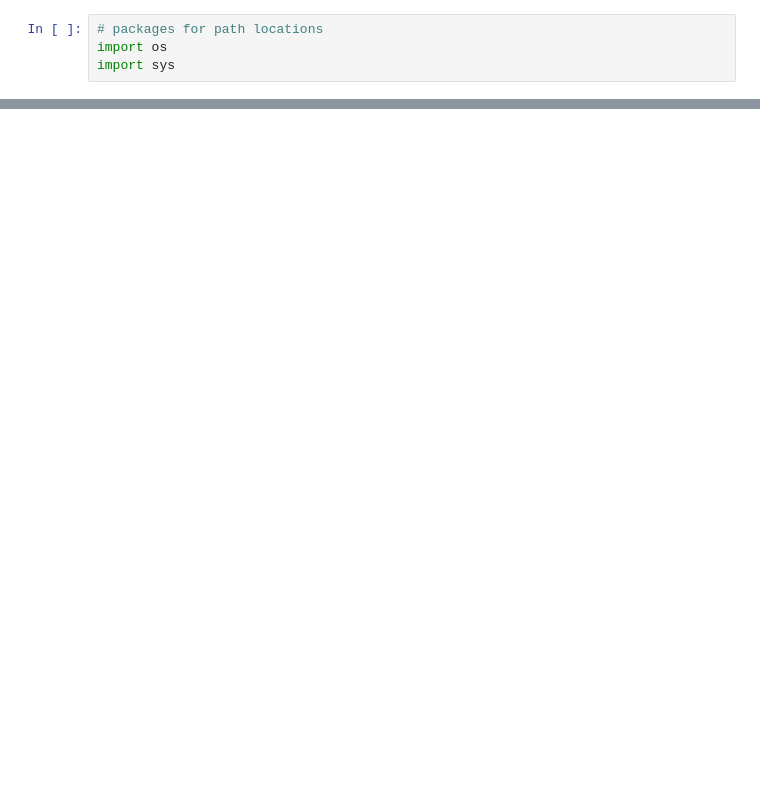
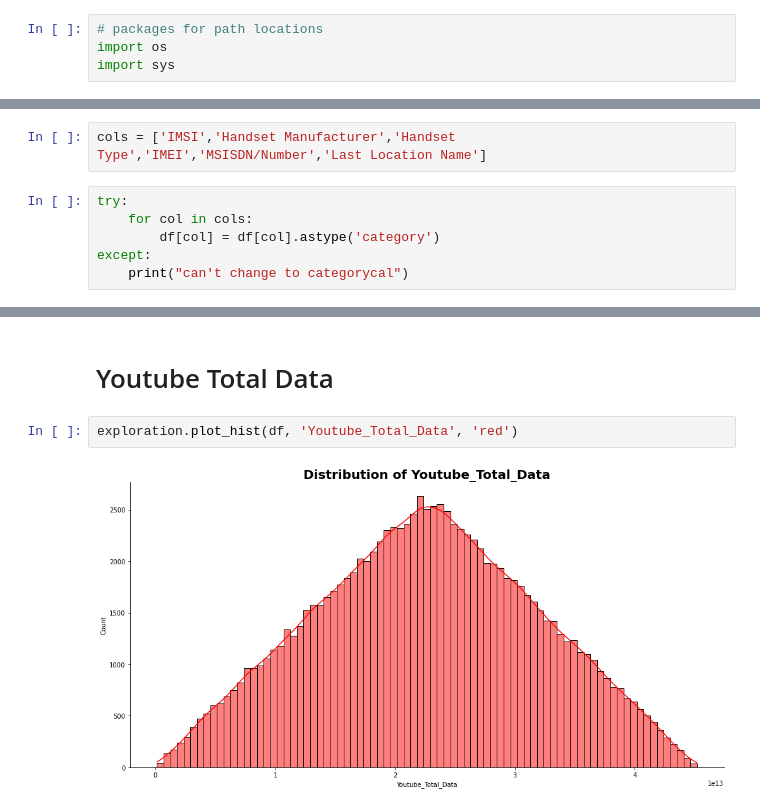
Before and after one commit to kebishaa/telecom-user-analytics, a Jupyter notebook: notebooks/data_exploration.ipynb, the cells around one changed output, grey strips where cells are left out. Drawn from its saved outputs; the diff is of its cells as text; blank space fills up the shorter version.

```diff
--- a/notebooks/data_exploration.ipynb
+++ b/notebooks/data_exploration.ipynb
@@ -41,0 +75,8 @@ NameError: name 'df' is not defined
+# %%
+cols = ['IMSI','Handset Manufacturer','Handset Type','IMEI','MSISDN/Number','Last Location Name']
+# %%
+try:
+    for col in cols:
+        df[col] = df[col].astype('category')
+except:
+    print("can't change to categorycal")
@@ -41,0 +152,6 @@ NameError: name 'df' is not defined
+# %% [markdown]
+# Youtube Total Data
+# %%
+exploration.plot_hist(df, 'Youtube_Total_Data', 'red')
+# %% [output]
+[figure, added]
```
Also changed, not shown: parts of 40 cells of this notebook.
